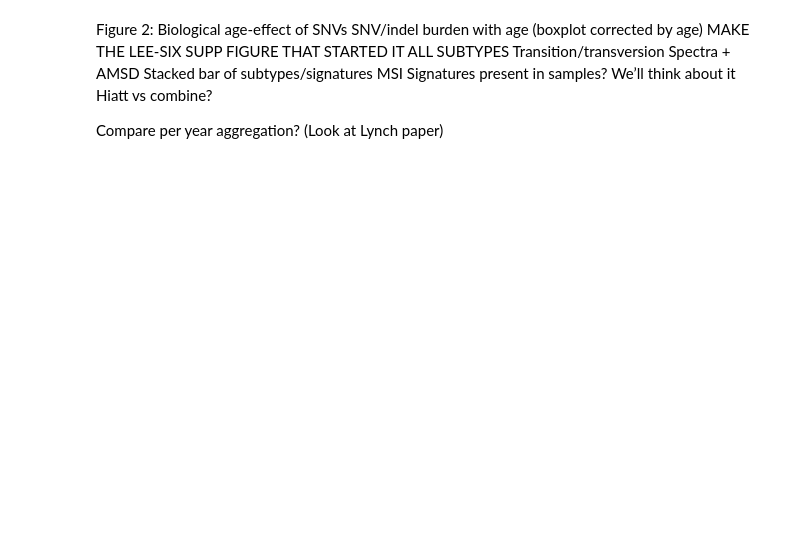
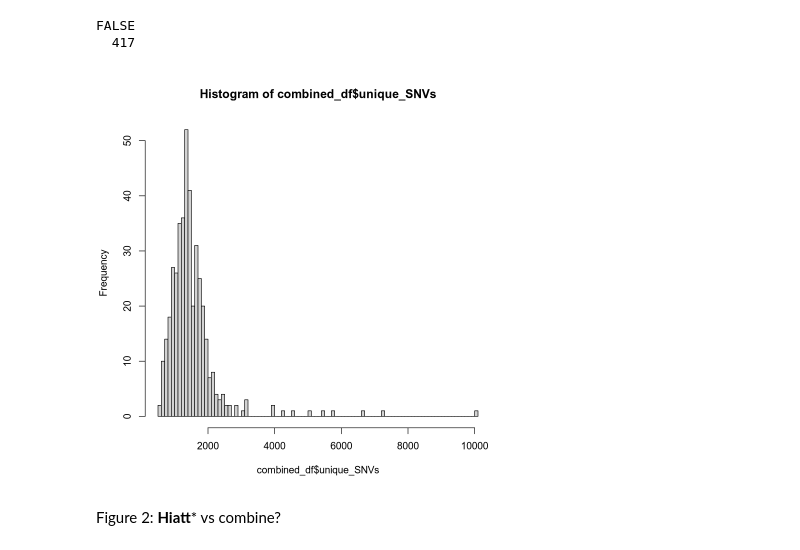
Before and after one commit to laurelhiatt/SEMIColon, a Jupyter notebook: scripts/figures/Figure2.ipynb, the cells around one changed output. Cells and saved outputs as stored; diff of their text form; code cells hidden in the pictures; blank space fills up the shorter version.

```diff
--- a/scripts/figures/Figure2.ipynb
+++ b/scripts/figures/Figure2.ipynb
@@ -1,2 +1,17 @@
 # %%
 load("ProcessData.RData")
+library(ggplot2)
+library(dplyr)
+library(tidyr)
+library(tidyverse)
+library(sigfit)
+combined_df <- subset(combined_df, unique_SNVs > 500)
+Hiatt <- subset(Hiatt, unique_SNVs > 500)
+LeeSix <- subset(LeeSix, unique_SNVs > 500)
+# %%
+table(combined_df$unique_SNVs < 500)
+hist(combined_df$unique_SNVs, breaks = 100)
+# %% [output]
+FALSE
+  417
+[figure, added]
@@ -3,13 +29,3 @@ load("ProcessData.RData")
 # %% [markdown]
-Figure 2: Biological age-effect of SNVs
-SNV/indel burden with age (boxplot corrected by age)
-MAKE THE LEE-SIX SUPP FIGURE THAT STARTED IT ALL
-SUBTYPES
-Transition/transversion
-Spectra + AMSD
-Stacked bar of subtypes/signatures
-MSI
-Signatures present in samples? We’ll think about it
-Hiatt vs combine?
-
-Compare per year aggregation? (Look at Lynch paper)
+Figure 2:
+**Hiatt*** vs combine?
```
Also changed, not shown: parts of 27 cells of this notebook, 5 other files.
